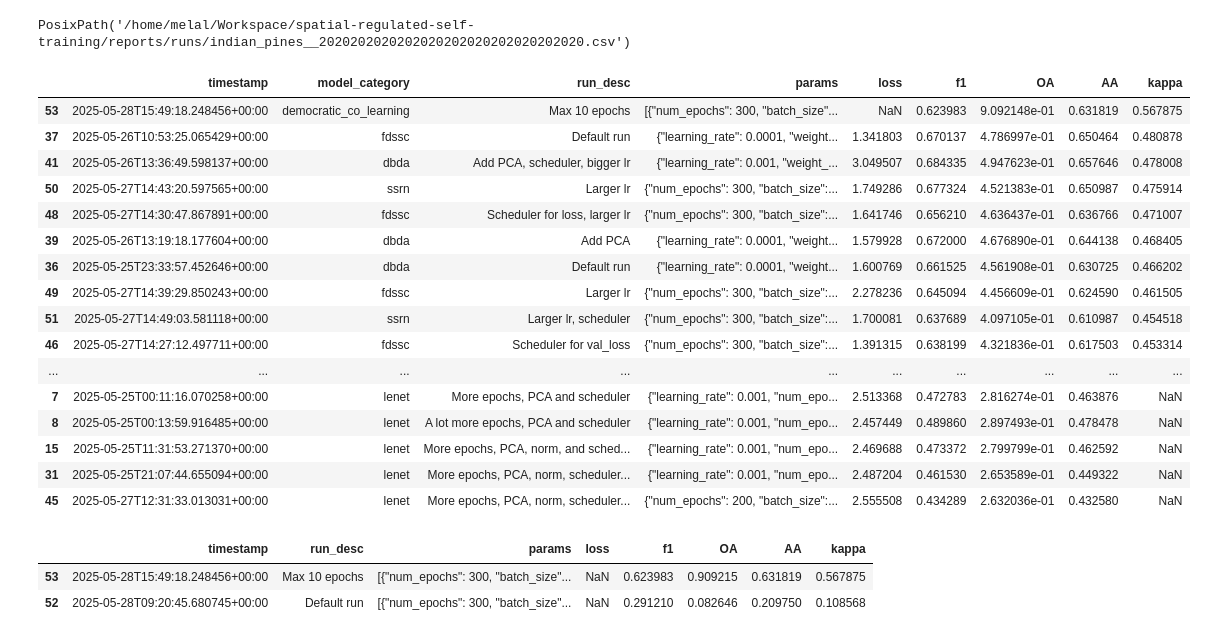
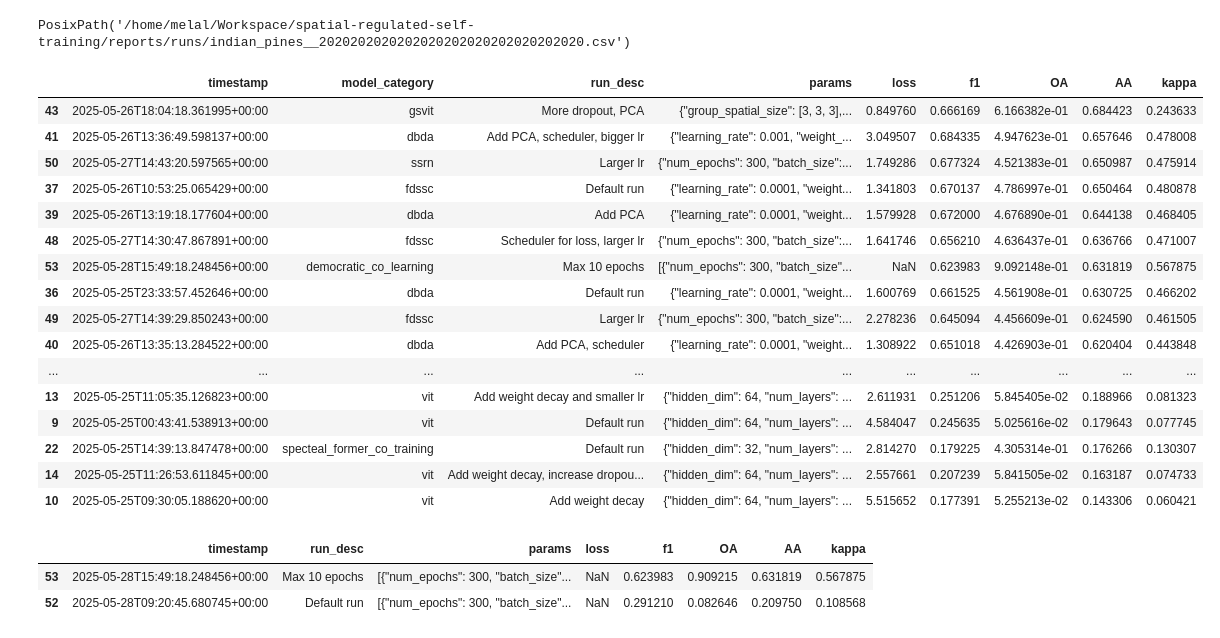
Before and after one commit to melalex/hsi-classification-playground, a Jupyter notebook: notebooks/6-05-democratic-co-learning.ipynb, the cells around one changed output. Cells and saved outputs as stored; diff of their text form; code cells hidden in the pictures.

Commit message:
Run democratic co-learning

```diff
--- a/notebooks/6-05-democratic-co-learning.ipynb
+++ b/notebooks/6-05-democratic-co-learning.ipynb
@@ -498,25 +399,25 @@ report_run(
 # %% [output]
 PosixPath('/home/melal/Workspace/spatial-regulated-self-training/reports/runs/indian_pines__2020202020202020202020202020202020.csv')
 # %%
-read_report_to_show(model_name, sort_by_metric="kappa")
+read_report_to_show(model_name, sort_by_metric="AA")
 # %% [output]
 |  | timestamp | model_category | run_desc | params | loss | f1 | OA | AA | kappa |
-| 53 | 2025-05-28T15:49:18.248456+00:00 | democratic_co_learning | Max 10 epochs | [{"num_epochs": 300, "batch_size"... | NaN | 0.623983 | 9.092148e-01 | 0.631819 | 0.567875 |
-| 37 | 2025-05-26T10:53:25.065429+00:00 | fdssc | Default run | {"learning_rate": 0.0001, "weight... | 1.341803 | 0.670137 | 4.786997e-01 | 0.650464 | 0.480878 |
+| 43 | 2025-05-26T18:04:18.361995+00:00 | gsvit | More dropout, PCA | {"group_spatial_size": [3, 3, 3],... | 0.849760 | 0.666169 | 6.166382e-01 | 0.684423 | 0.243633 |
 | 41 | 2025-05-26T13:36:49.598137+00:00 | dbda | Add PCA, scheduler, bigger lr | {"learning_rate": 0.001, "weight_... | 3.049507 | 0.684335 | 4.947623e-01 | 0.657646 | 0.478008 |
 | 50 | 2025-05-27T14:43:20.597565+00:00 | ssrn | Larger lr | {"num_epochs": 300, "batch_size":... | 1.749286 | 0.677324 | 4.521383e-01 | 0.650987 | 0.475914 |
+| 37 | 2025-05-26T10:53:25.065429+00:00 | fdssc | Default run | {"learning_rate": 0.0001, "weight... | 1.341803 | 0.670137 | 4.786997e-01 | 0.650464 | 0.480878 |
+| 39 | 2025-05-26T13:19:18.177604+00:00 | dbda | Add PCA | {"learning_rate": 0.0001, "weight... | 1.579928 | 0.672000 | 4.676890e-01 | 0.644138 | 0.468405 |
 | 48 | 2025-05-27T14:30:47.867891+00:00 | fdssc | Scheduler for loss, larger lr | {"num_epochs": 300, "batch_size":... | 1.641746 | 0.656210 | 4.636437e-01 | 0.636766 | 0.471007 |
-| 39 | 2025-05-26T13:19:18.177604+00:00 | dbda | Add PCA | {"learning_rate": 0.0001, "weight... | 1.579928 | 0.672000 | 4.676890e-01 | 0.644138 | 0.468405 |
+| 53 | 2025-05-28T15:49:18.248456+00:00 | democratic_co_learning | Max 10 epochs | [{"num_epochs": 300, "batch_size"... | NaN | 0.623983 | 9.092148e-01 | 0.631819 | 0.567875 |
 | 36 | 2025-05-25T23:33:57.452646+00:00 | dbda | Default run | {"learning_rate": 0.0001, "weight... | 1.600769 | 0.661525 | 4.561908e-01 | 0.630725 | 0.466202 |
 | 49 | 2025-05-27T14:39:29.850243+00:00 | fdssc | Larger lr | {"num_epochs": 300, "batch_size":... | 2.278236 | 0.645094 | 4.456609e-01 | 0.624590 | 0.461505 |
-| 51 | 2025-05-27T14:49:03.581118+00:00 | ssrn | Larger lr, scheduler | {"num_epochs": 300, "batch_size":... | 1.700081 | 0.637689 | 4.097105e-01 | 0.610987 | 0.454518 |
-| 46 | 2025-05-27T14:27:12.497711+00:00 | fdssc | Scheduler for val_loss | {"num_epochs": 300, "batch_size":... | 1.391315 | 0.638199 | 4.321836e-01 | 0.617503 | 0.453314 |
+| 40 | 2025-05-26T13:35:13.284522+00:00 | dbda | Add PCA, scheduler | {"learning_rate": 0.0001, "weight... | 1.308922 | 0.651018 | 4.426903e-01 | 0.620404 | 0.443848 |
 | ... | ... | ... | ... | ... | ... | ... | ... | ... | ... |
-| 7 | 2025-05-25T00:11:16.070258+00:00 | lenet | More epochs, PCA and scheduler | {"learning_rate": 0.001, "num_epo... | 2.513368 | 0.472783 | 2.816274e-01 | 0.463876 | NaN |
-| 8 | 2025-05-25T00:13:59.916485+00:00 | lenet | A lot more epochs, PCA and scheduler | {"learning_rate": 0.001, "num_epo... | 2.457449 | 0.489860 | 2.897493e-01 | 0.478478 | NaN |
-| 15 | 2025-05-25T11:31:53.271370+00:00 | lenet | More epochs, PCA, norm, and sched... | {"learning_rate": 0.001, "num_epo... | 2.469688 | 0.473372 | 2.799799e-01 | 0.462592 | NaN |
-| 31 | 2025-05-25T21:07:44.655094+00:00 | lenet | More epochs, PCA, norm, scheduler... | {"learning_rate": 0.001, "num_epo... | 2.487204 | 0.461530 | 2.653589e-01 | 0.449322 | NaN |
-| 45 | 2025-05-27T12:31:33.013031+00:00 | lenet | More epochs, PCA, norm, scheduler... | {"num_epochs": 200, "batch_size":... | 2.555508 | 0.434289 | 2.632036e-01 | 0.432580 | NaN |
+| 13 | 2025-05-25T11:05:35.126823+00:00 | vit | Add weight decay and smaller lr | {"hidden_dim": 64, "num_layers": ... | 2.611931 | 0.251206 | 5.845405e-02 | 0.188966 | 0.081323 |
+| 9 | 2025-05-25T00:43:41.538913+00:00 | vit | Default run | {"hidden_dim": 64, "num_layers": ... | 4.584047 | 0.245635 | 5.025616e-02 | 0.179643 | 0.077745 |
+| 22 | 2025-05-25T14:39:13.847478+00:00 | specteal_former_co_training | Default run | {"hidden_dim": 32, "num_layers": ... | 2.814270 | 0.179225 | 4.305314e-01 | 0.176266 | 0.130307 |
+| 14 | 2025-05-25T11:26:53.611845+00:00 | vit | Add weight decay, increase dropou... | {"hidden_dim": 64, "num_layers": ... | 2.557661 | 0.207239 | 5.841505e-02 | 0.163187 | 0.074733 |
+| 10 | 2025-05-25T09:30:05.188620+00:00 | vit | Add weight decay | {"hidden_dim": 64, "num_layers": ... | 5.515652 | 0.177391 | 5.255213e-02 | 0.143306 | 0.060421 |
 # %%
 read_report_to_show(model_name, sort_by_metric="OA", model_category=model_category)
 # %% [output]
```
Also changed, not shown: parts of 3 cells of this notebook.
